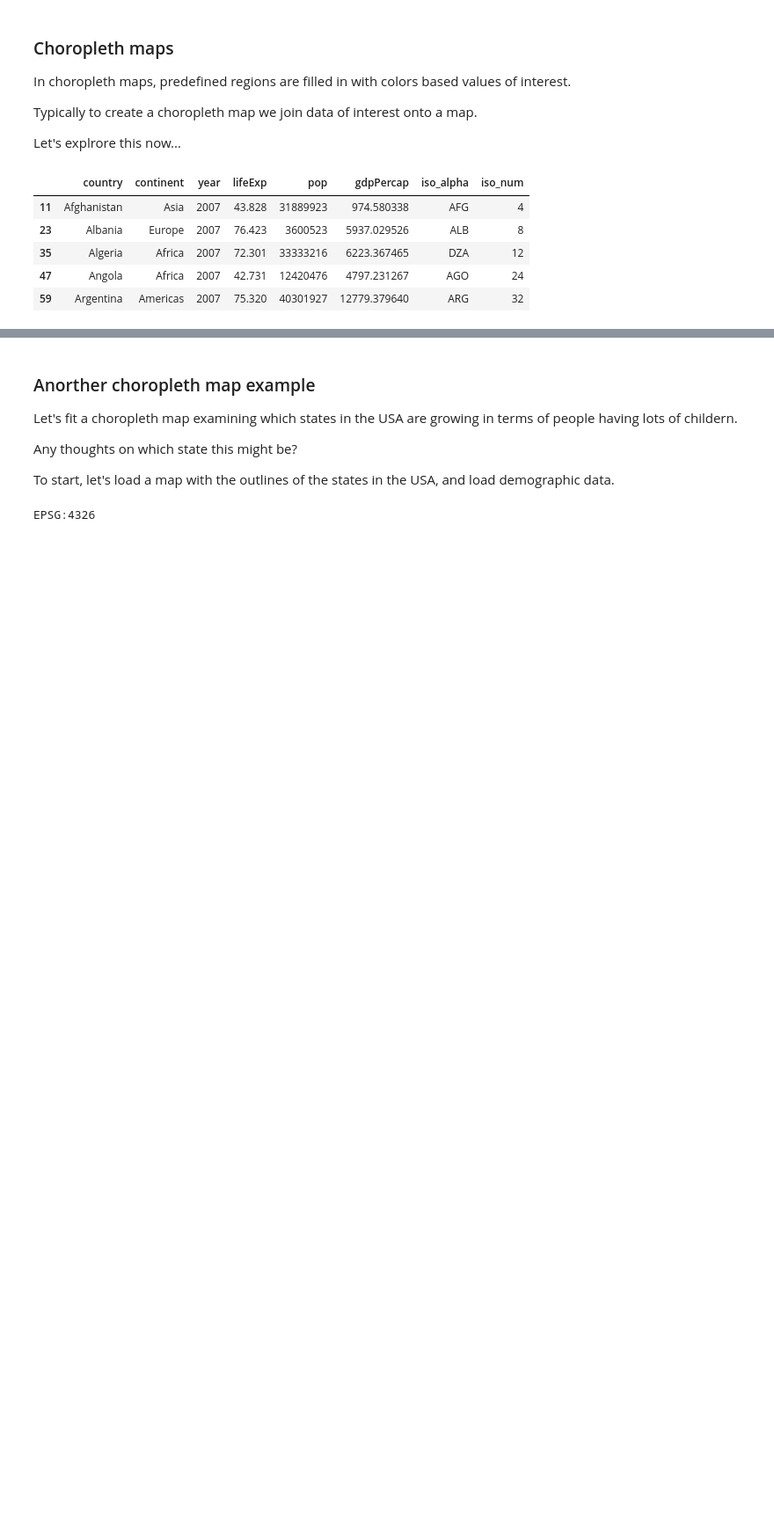
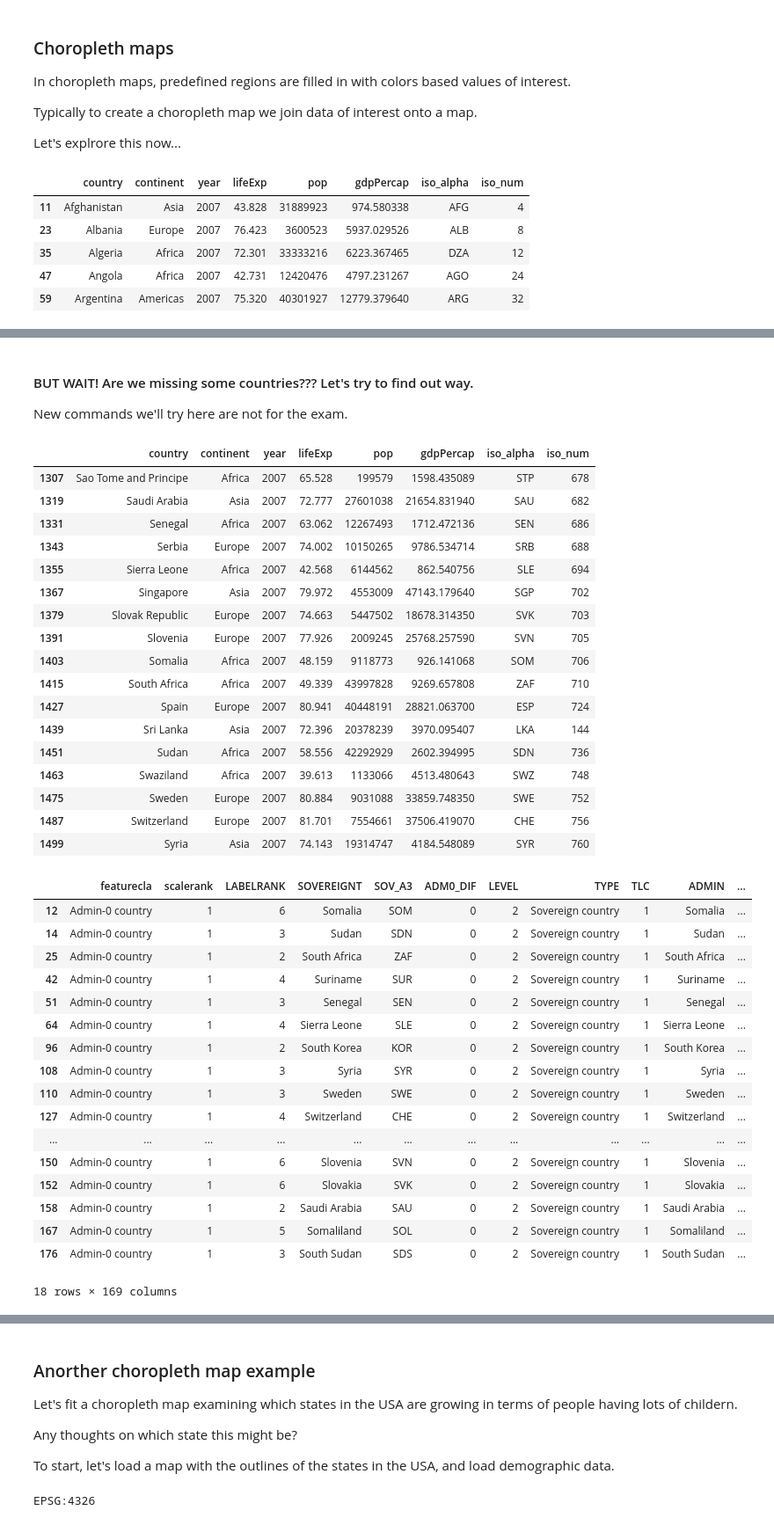
Before and after one commit to sharma-ai-927/YData_summer_25, a Jupyter notebook: ClassMaterial/class_code/class_12_answers.ipynb, the cells around one changed output, grey strips where cells are left out. Shown at 88% size. Drawn from its saved outputs; the diff is of its cells as text; code cells hidden in the pictures; blank space fills up the shorter version.

```diff
--- a/ClassMaterial/class_code/class_12_answers.ipynb
+++ b/ClassMaterial/class_code/class_12_answers.ipynb
@@ -403,0 +405,46 @@ world2.plot(column='lifeExp', cmap='viridis', scheme='quantiles');
+# %% [markdown]
+#### BUT WAIT! Are we missing some countries??? Let's try to find out way.
+
+New commands we'll try here are not for the exam.
+# %%
+# Wait! are some countries missing???
+# Let's look for Sudan and South Sudan.
+display(gapminder_2007[gapminder_2007["country"].str.startswith("S")])
+display(world[world["ADMIN"].str.startswith("S")])
+# %% [output]
+|  | country | continent | year | lifeExp | pop | gdpPercap | iso_alpha | iso_num |
+| 1307 | Sao Tome and Principe | Africa | 2007 | 65.528 | 199579 | 1598.435089 | STP | 678 |
+| 1319 | Saudi Arabia | Asia | 2007 | 72.777 | 27601038 | 21654.831940 | SAU | 682 |
+| 1331 | Senegal | Africa | 2007 | 63.062 | 12267493 | 1712.472136 | SEN | 686 |
+| 1343 | Serbia | Europe | 2007 | 74.002 | 10150265 | 9786.534714 | SRB | 688 |
+| 1355 | Sierra Leone | Africa | 2007 | 42.568 | 6144562 | 862.540756 | SLE | 694 |
+| 1367 | Singapore | Asia | 2007 | 79.972 | 4553009 | 47143.179640 | SGP | 702 |
+| 1379 | Slovak Republic | Europe | 2007 | 74.663 | 5447502 | 18678.314350 | SVK | 703 |
+| 1391 | Slovenia | Europe | 2007 | 77.926 | 2009245 | 25768.257590 | SVN | 705 |
+| 1403 | Somalia | Africa | 2007 | 48.159 | 9118773 | 926.141068 | SOM | 706 |
+| 1415 | South Africa | Africa | 2007 | 49.339 | 43997828 | 9269.657808 | ZAF | 710 |
+| 1427 | Spain | Europe | 2007 | 80.941 | 40448191 | 28821.063700 | ESP | 724 |
+| 1439 | Sri Lanka | Asia | 2007 | 72.396 | 20378239 | 3970.095407 | LKA | 144 |
+| 1451 | Sudan | Africa | 2007 | 58.556 | 42292929 | 2602.394995 | SDN | 736 |
+| 1463 | Swaziland | Africa | 2007 | 39.613 | 1133066 | 4513.480643 | SWZ | 748 |
+| 1475 | Sweden | Europe | 2007 | 80.884 | 9031088 | 33859.748350 | SWE | 752 |
+| 1487 | Switzerland | Europe | 2007 | 81.701 | 7554661 | 37506.419070 | CHE | 756 |
+| 1499 | Syria | Asia | 2007 | 74.143 | 19314747 | 4184.548089 | SYR | 760 |
+|  | featurecla | scalerank | LABELRANK | SOVEREIGNT | SOV_A3 | ADM0_DIF | LEVEL | TYPE | TLC | ADMIN | ... |
+| 12 | Admin-0 country | 1 | 6 | Somalia | SOM | 0 | 2 | Sovereign country | 1 | Somalia | ... |
+| 14 | Admin-0 country | 1 | 3 | Sudan | SDN | 0 | 2 | Sovereign country | 1 | Sudan | ... |
+| 25 | Admin-0 country | 1 | 2 | South Africa | ZAF | 0 | 2 | Sovereign country | 1 | South Africa | ... |
+| 42 | Admin-0 country | 1 | 4 | Suriname | SUR | 0 | 2 | Sovereign country | 1 | Suriname | ... |
+| 51 | Admin-0 country | 1 | 3 | Senegal | SEN | 0 | 2 | Sovereign country | 1 | Senegal | ... |
+| 64 | Admin-0 country | 1 | 4 | Sierra Leone | SLE | 0 | 2 | Sovereign country | 1 | Sierra Leone | ... |
+| 96 | Admin-0 country | 1 | 2 | South Korea | KOR | 0 | 2 | Sovereign country | 1 | South Korea | ... |
+| 108 | Admin-0 country | 1 | 3 | Syria | SYR | 0 | 2 | Sovereign country | 1 | Syria | ... |
+| 110 | Admin-0 country | 1 | 3 | Sweden | SWE | 0 | 2 | Sovereign country | 1 | Sweden | ... |
+| 127 | Admin-0 country | 1 | 4 | Switzerland | CHE | 0 | 2 | Sovereign country | 1 | Switzerland | ... |
+| ... | ... | ... | ... | ... | ... | ... | ... | ... | ... | ... | ... |
+| 150 | Admin-0 country | 1 | 6 | Slovenia | SVN | 0 | 2 | Sovereign country | 1 | Slovenia | ... |
+| 152 | Admin-0 country | 1 | 6 | Slovakia | SVK | 0 | 2 | Sovereign country | 1 | Slovakia | ... |
+| 158 | Admin-0 country | 1 | 2 | Saudi Arabia | SAU | 0 | 2 | Sovereign country | 1 | Saudi Arabia | ... |
+| 167 | Admin-0 country | 1 | 5 | Somaliland | SOL | 0 | 2 | Sovereign country | 1 | Somaliland | ... |
+| 176 | Admin-0 country | 1 | 3 | South Sudan | SDS | 0 | 2 | Sovereign country | 1 | South Sudan | ... |
+18 rows × 169 columns
```
Also changed, not shown: parts of 10 cells of this notebook.
